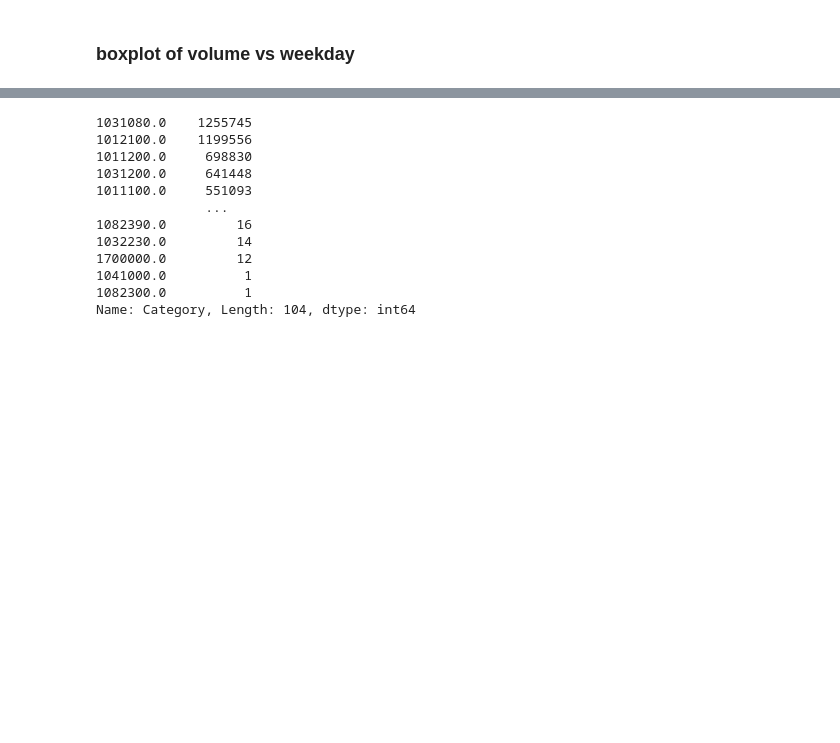
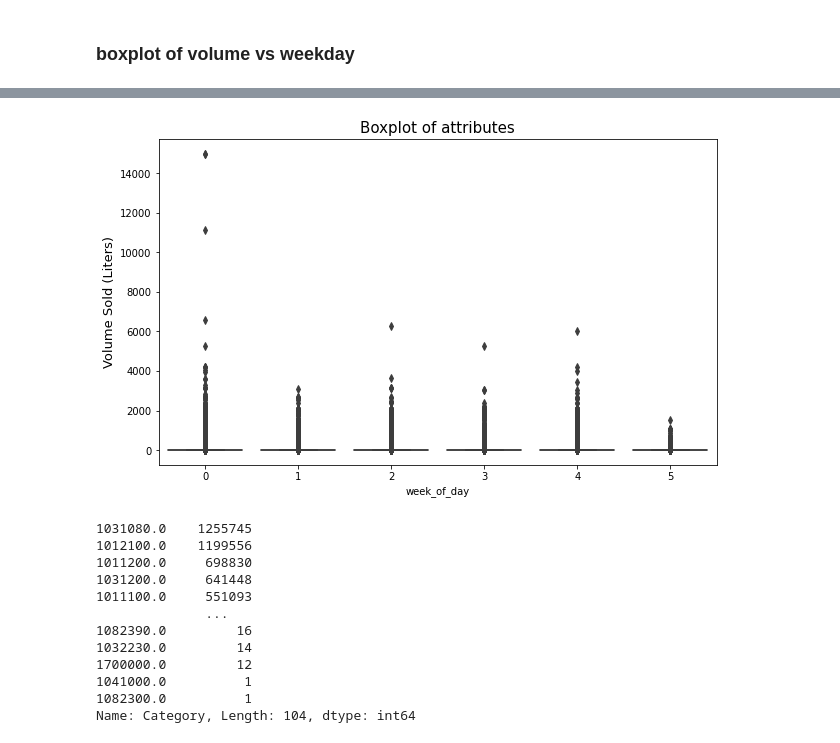
Before and after one commit to MelodyJIN-Y/MAST30034FinalProject, a Jupyter notebook: Final_project_new.ipynb, the cells around one changed output, grey strips where cells are left out. Drawn from its saved outputs; the diff is of its cells as text; code cells hidden in the pictures; blank space fills up the shorter version.

```diff
--- a/Final_project_new.ipynb
+++ b/Final_project_new.ipynb
@@ -139,14 +133,16 @@ data["Date"]  = pd.to_datetime(data['Date'],format='%m/%d/%Y')
 data['year'] = pd.DatetimeIndex(data['Date']).year
 data['month'] = pd.DatetimeIndex(data['Date']).month
 data['day'] = pd.DatetimeIndex(data['Date']).day
-
-
+data["week_of_day"] = data["Date"].dt.dayofweek+1
+data["week_of_day"] = data["week_of_day"].astype("category")
 data.loc[:,"Sale (Dollars)"] = data.loc[:, "Sale (Dollars)"].str[1:]
 data.loc[:,"State Bottle Cost"] = data.loc[:, "State Bottle Cost"].str[1:]
 data.loc[:,"State Bottle Retail"] = data.loc[:, "State Bottle Retail"].str[1:]
 data["Store Number"] = data["Store Number"].astype("category")
 data["County Number"] = data["County Number"].astype("int")
 data["County Number"] = data["County Number"].astype("category")
+data["Category"] = data["Category"].astype("int")
+data["Category"] = data["Category"].astype("category")
 data["County"] = data["County"].astype("category")
 data["City"] = data["City"].astype("category")
 data["Sale (Dollars)"] = data["Sale (Dollars)"].astype("float")
@@ -402,0 +323,2 @@ sns.heatmap(cor,annot = True,cmap= plt.cm.Blues)
+# %%
+data_filtered["week_of_day"] = data_filtered["week_of_day"].astype("category")
@@ -409,3 +429,12 @@ sns.heatmap(cor,annot = True,cmap= plt.cm.Blues)
+# %%
+plt.figure(figsize=(10,6))
+sns.boxplot(x = 'week_of_day', y = 'Volume Sold (Liters)', data = data_filtered[["week_of_day","Volume Sold (Liters)"]])
+plt.ylabel('Volume Sold (Liters)', fontsize = 13)
+plt.title("Boxplot of attributes", fontsize =15)
+#plt.savefig("Boxplot of attributes.pdf")
+plt.show()
+# %% [output]
+[figure, added]
 # %%
 sf = gpd.read_file("county.shp")
 sf['geometry'] = sf['geometry'].to_crs("+proj=longlat +ellps=WGS84 +datum=WGS84 +no_defs")
```
Also changed, not shown: parts of 39 cells of this notebook.
